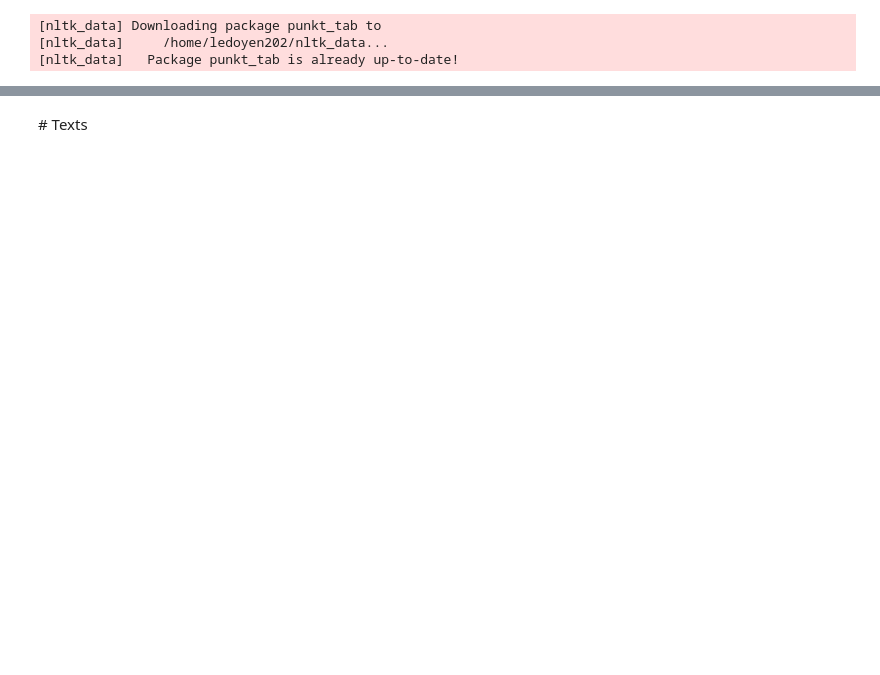
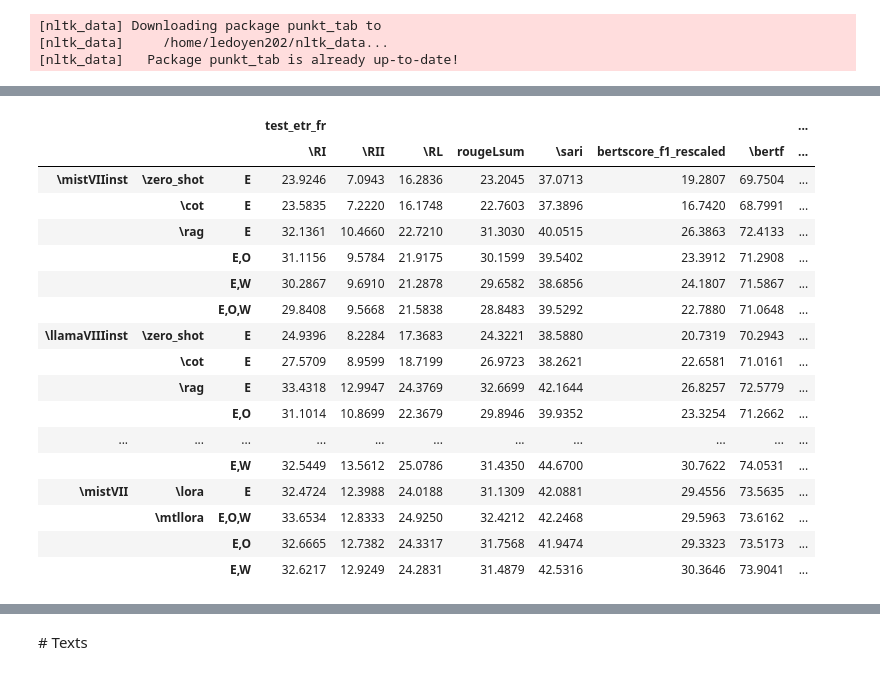
Before and after one commit to FrLdy/ETR-PEFT-Composition, a Jupyter notebook: notebooks/result_analysis/metrics.ipynb, the cells around one changed output, grey strips where cells are left out. Saved outputs shown, nothing was run; the diff lists cells and outputs as text; code cells hidden in the pictures; blank space fills up the shorter version.

```diff
--- a/notebooks/result_analysis/metrics.ipynb
+++ b/notebooks/result_analysis/metrics.ipynb
@@ -542,3 +553,24 @@ res_df = etr_fr_analysis_test_best_model.mean_models()
+# %%
+etr_fr_analysis_test_best_model.process_for_latex(df)
+# %% [output]
+|  |  |  | test_etr_fr |  |  |  |  |  |  | ... |
+|  |  |  | \RI | \RII | \RL | rougeLsum | \sari | bertscore_f1_rescaled | \bertf | ... |
+| \mistVIIinst | \zero_shot | E | 23.9246 | 7.0943 | 16.2836 | 23.2045 | 37.0713 | 19.2807 | 69.7504 | ... |
+|  | \cot | E | 23.5835 | 7.2220 | 16.1748 | 22.7603 | 37.3896 | 16.7420 | 68.7991 | ... |
+|  | \rag | E | 32.1361 | 10.4660 | 22.7210 | 31.3030 | 40.0515 | 26.3863 | 72.4133 | ... |
+|  |  | E,O | 31.1156 | 9.5784 | 21.9175 | 30.1599 | 39.5402 | 23.3912 | 71.2908 | ... |
+|  |  | E,W | 30.2867 | 9.6910 | 21.2878 | 29.6582 | 38.6856 | 24.1807 | 71.5867 | ... |
+|  |  | E,O,W | 29.8408 | 9.5668 | 21.5838 | 28.8483 | 39.5292 | 22.7880 | 71.0648 | ... |
+| \llamaVIIIinst | \zero_shot | E | 24.9396 | 8.2284 | 17.3683 | 24.3221 | 38.5880 | 20.7319 | 70.2943 | ... |
+|  | \cot | E | 27.5709 | 8.9599 | 18.7199 | 26.9723 | 38.2621 | 22.6581 | 71.0161 | ... |
+|  | \rag | E | 33.4318 | 12.9947 | 24.3769 | 32.6699 | 42.1644 | 26.8257 | 72.5779 | ... |
+|  |  | E,O | 31.1014 | 10.8699 | 22.3679 | 29.8946 | 39.9352 | 23.3254 | 71.2662 | ... |
+| ... | ... | ... | ... | ... | ... | ... | ... | ... | ... | ... |
+|  |  | E,W | 32.5449 | 13.5612 | 25.0786 | 31.4350 | 44.6700 | 30.7622 | 74.0531 | ... |
+| \mistVII | \lora | E | 32.4724 | 12.3988 | 24.0188 | 31.1309 | 42.0881 | 29.4556 | 73.5635 | ... |
+|  | \mtllora | E,O,W | 33.6534 | 12.8333 | 24.9250 | 32.4212 | 42.2468 | 29.5963 | 73.6162 | ... |
+|  |  | E,O | 32.6665 | 12.7382 | 24.3317 | 31.7568 | 41.9474 | 29.3323 | 73.5173 | ... |
+|  |  | E,W | 32.6217 | 12.9249 | 24.2831 | 31.4879 | 42.5316 | 30.3646 | 73.9041 | ... |
 # %%
 res_df = etr_fr_analysis_test_best_model.mean_models()
 # res_df.index = res_df.index.map(lambda x: tuple(f"\\{l.replace("+", "")}" for l in x)).map('+'.join).map("${}$".format)
```
Also changed, not shown: parts of 24 cells of this notebook.
